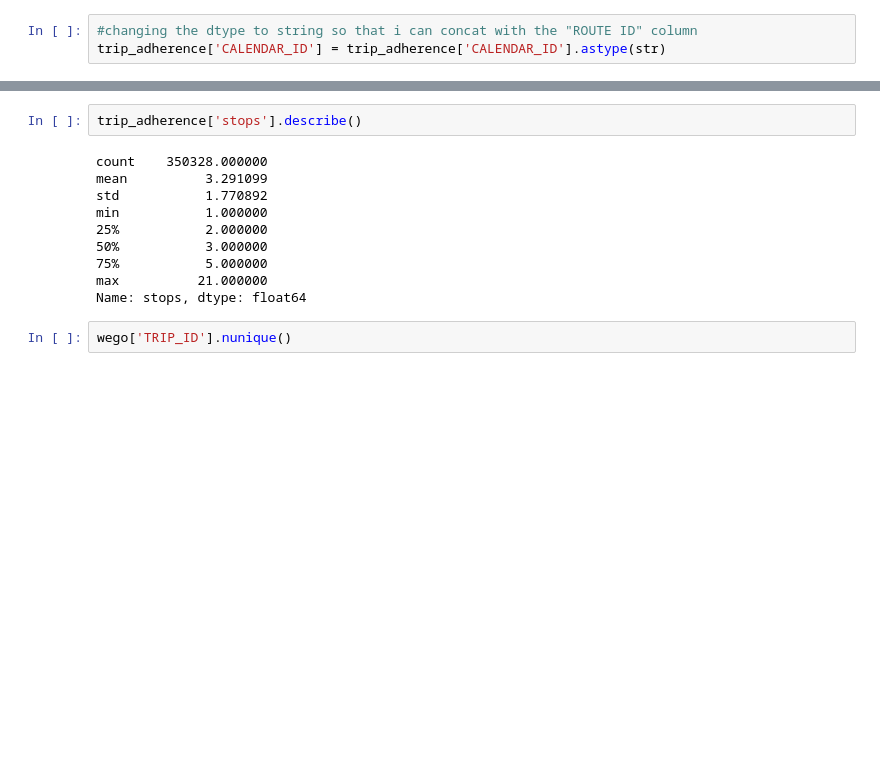
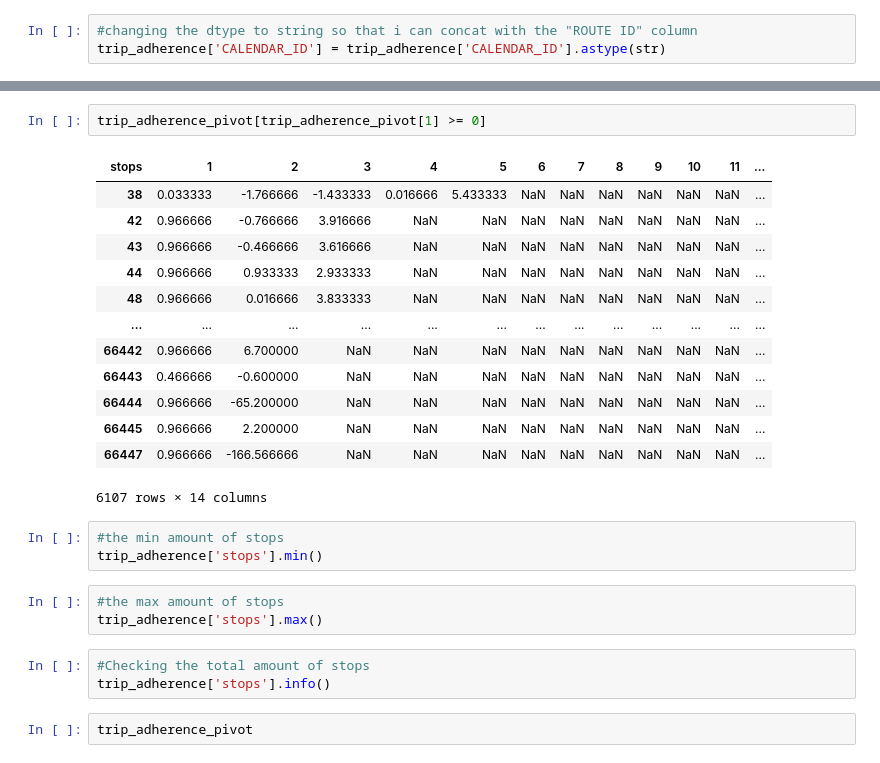
Before and after one commit to kudzuweb/wego-byte-crawlers_wego, a Jupyter notebook: notebooks/KD_wego_question_1.ipynb, the cells around one changed output, grey strips where cells are left out. Drawn from its saved outputs; the diff is of its cells as text; blank space fills up the shorter version.

```diff
--- a/notebooks/KD_wego_question_1.ipynb
+++ b/notebooks/KD_wego_question_1.ipynb
@@ -140,14 +196,27 @@ trip_adherence.pivot_table(values = 'ADHERENCE', index = 'TRIP_IDS', columns = '
+# %%
+trip_adherence_pivot[trip_adherence_pivot[1] >= 0]
+# %% [output]
+| stops | 1 | 2 | 3 | 4 | 5 | 6 | 7 | 8 | 9 | 10 | 11 | ... |
+| 38 | 0.033333 | -1.766666 | -1.433333 | 0.016666 | 5.433333 | NaN | NaN | NaN | NaN | NaN | NaN | ... |
+| 42 | 0.966666 | -0.766666 | 3.916666 | NaN | NaN | NaN | NaN | NaN | NaN | NaN | NaN | ... |
+| 43 | 0.966666 | -0.466666 | 3.616666 | NaN | NaN | NaN | NaN | NaN | NaN | NaN | NaN | ... |
+| 44 | 0.966666 | 0.933333 | 2.933333 | NaN | NaN | NaN | NaN | NaN | NaN | NaN | NaN | ... |
+| 48 | 0.966666 | 0.016666 | 3.833333 | NaN | NaN | NaN | NaN | NaN | NaN | NaN | NaN | ... |
+| ... | ... | ... | ... | ... | ... | ... | ... | ... | ... | ... | ... | ... |
+| 66442 | 0.966666 | 6.700000 | NaN | NaN | NaN | NaN | NaN | NaN | NaN | NaN | NaN | ... |
+| 66443 | 0.466666 | -0.600000 | NaN | NaN | NaN | NaN | NaN | NaN | NaN | NaN | NaN | ... |
+| 66444 | 0.966666 | -65.200000 | NaN | NaN | NaN | NaN | NaN | NaN | NaN | NaN | NaN | ... |
+| 66445 | 0.966666 | 2.200000 | NaN | NaN | NaN | NaN | NaN | NaN | NaN | NaN | NaN | ... |
+| 66447 | 0.966666 | -166.566666 | NaN | NaN | NaN | NaN | NaN | NaN | NaN | NaN | NaN | ... |
+6107 rows × 14 columns
 # %%
-trip_adherence['stops'].describe()
+#the min amount of stops
+trip_adherence['stops'].min()
-# %% [output]
-count    350328.000000
-mean          3.291099
-std           1.770892
-min           1.000000
-25%           2.000000
-50%           3.000000
-75%           5.000000
-max          21.000000
-Name: stops, dtype: float64
-# %%
-wego['TRIP_ID'].nunique()
+# %%
+#the max amount of stops
+trip_adherence['stops'].max()
+# %%
+#Checking the total amount of stops
+trip_adherence['stops'].info()
+# %%
+trip_adherence_pivot
```
Also changed, not shown: parts of 36 cells of this notebook.
